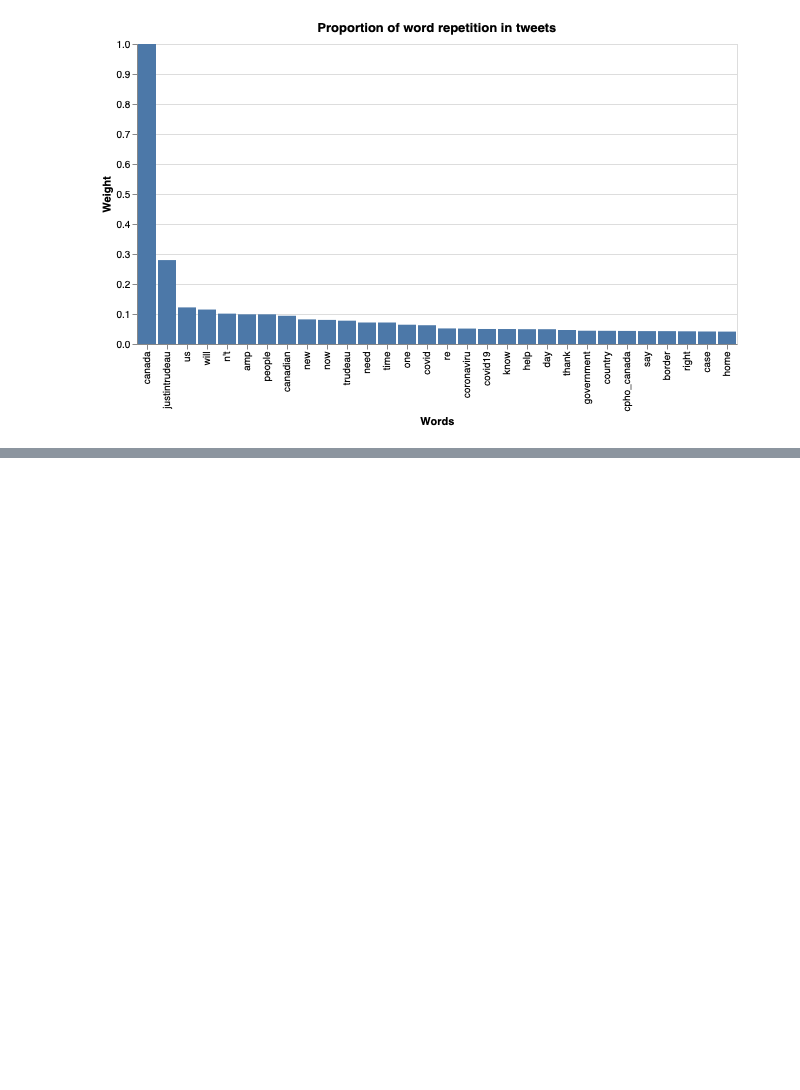
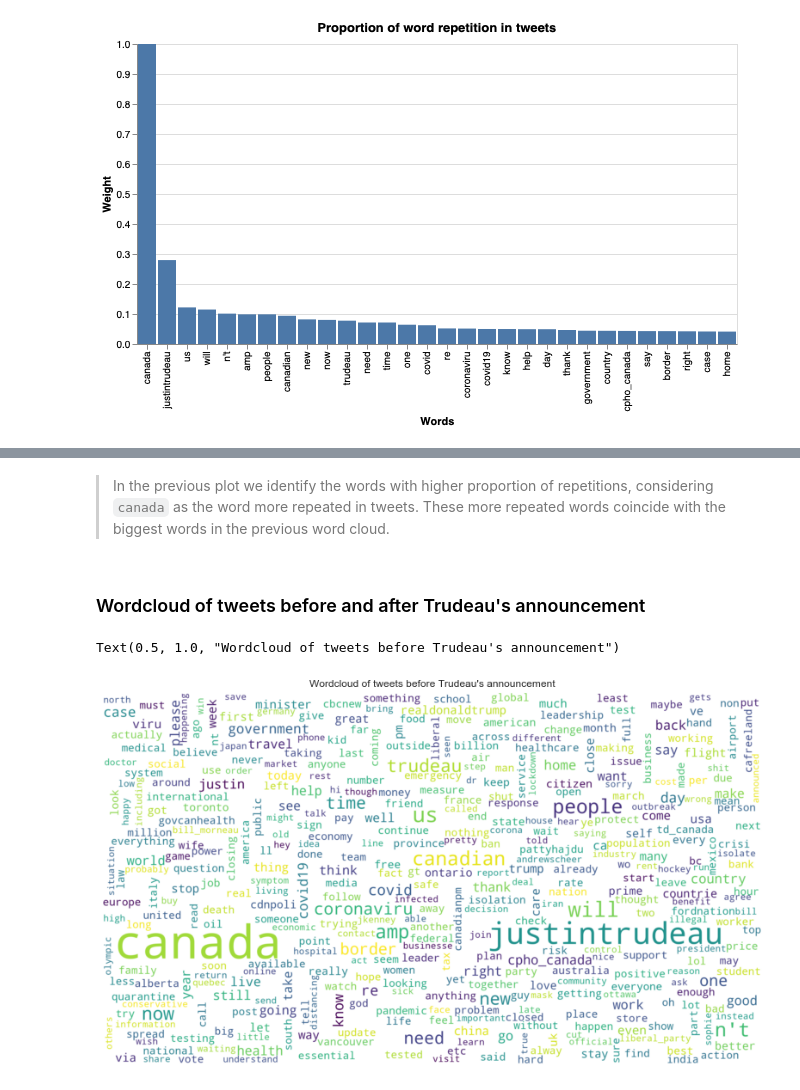
Before and after one commit to vcuspinera/Canada_response_covid, a Jupyter notebook: src/sentiment_analysis.ipynb, the cells around one changed output, grey strips where cells are left out. Cells and saved outputs as stored; diff of their text form; code cells hidden in the pictures; blank space fills up the shorter version.

```diff
--- a/src/sentiment_analysis.ipynb
+++ b/src/sentiment_analysis.ipynb
@@ -107,0 +59,13 @@ def CleanText(txt):
+# %%
+%%time
+
+# Parameters
+my_folder = "../tweets/"
+
+# Open `json` files of tweets with SpaCy sentiment
+df = pd.DataFrame()
+for i in range(0,10):
+    df_sub = pd.read_json(my_folder + 'tweets_sentiment_' + str(i) + '.json')
+    df = pd.concat([df, df_sub])
+
+df.reset_index(drop=True, inplace=True)
@@ -182,0 +159,31 @@ Name: 1, Length: 279, dtype: int64
+# %% [markdown]
+> In the previous plot we identify the words with higher proportion of repetitions, considering `canada` as the word more repeated in tweets. These more repeated words coincide with the biggest words in the previous word cloud.
+# %% [markdown]
+### Wordcloud of tweets before and after Trudeau's announcement
+# %%
+allwords_before = ' '.join(df[df.announcement == False].tweet.values.tolist())
+allwords_after = ' '.join(df[df.announcement == True].tweet.values.tolist())
+# %%
+wcloud_before = WordCloud(width=3000, height=1700, random_state=11, max_font_size=211, background_color='white',
+                max_words=400, collocations=False, mode='RGBA',# mask=mask, #stopwords=stopwords#,
+                  #font_path='C://WINDOWS//FONTS//LATOWEB-LIGHT.TTF'
+                  ).generate(allwords_before)
+wcloud_after = WordCloud(width=3000, height=1700, random_state=11, max_font_size=211, background_color='white',
+                max_words=400, collocations=False, mode='RGBA',# mask=mask, #stopwords=stopwords#,
+                  #font_path='C://WINDOWS//FONTS//LATOWEB-LIGHT.TTF'
+                  ).generate(allwords_after)
+# %%
+plt.figure(figsize=(14,8))
+
+# create coloring from image
+# image_colors = ImageColorGenerator(mask)
+# plt.imshow(wcloud_before.recolor(color_func=image_colors), interpolation="bilinear")
+plt.imshow(wcloud_before, interpolation="bilinear")
+plt.axis("off")
+plt.title("Wordcloud of tweets before Trudeau's announcement")
+
+# # store to file
+# plt.savefig("../img/canada_word_cloud.jpg", format="jpg")
+# %% [output]
+Text(0.5, 1.0, "Wordcloud of tweets before Trudeau's announcement")
+[figure, added]
```
Also changed, not shown: parts of 42 cells of this notebook, 3 other files.
